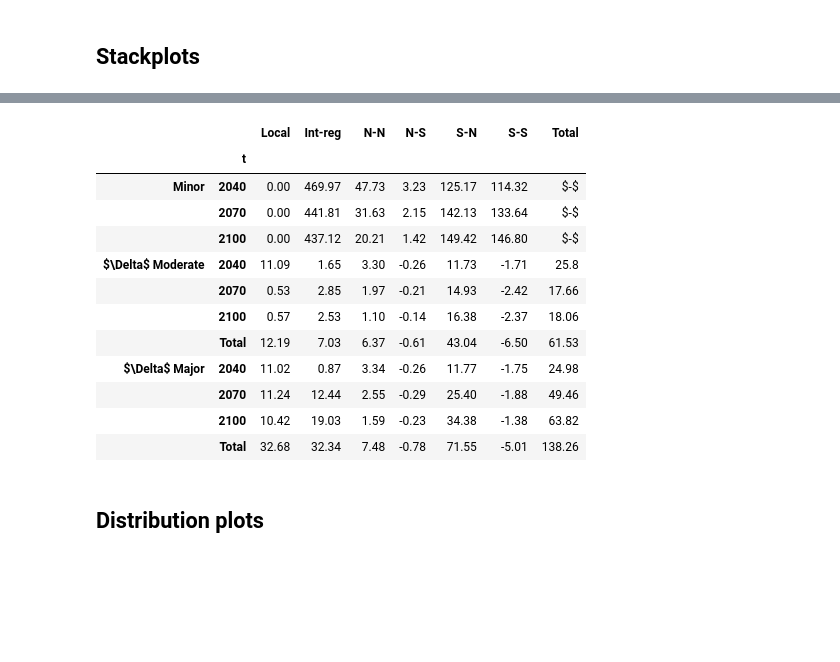
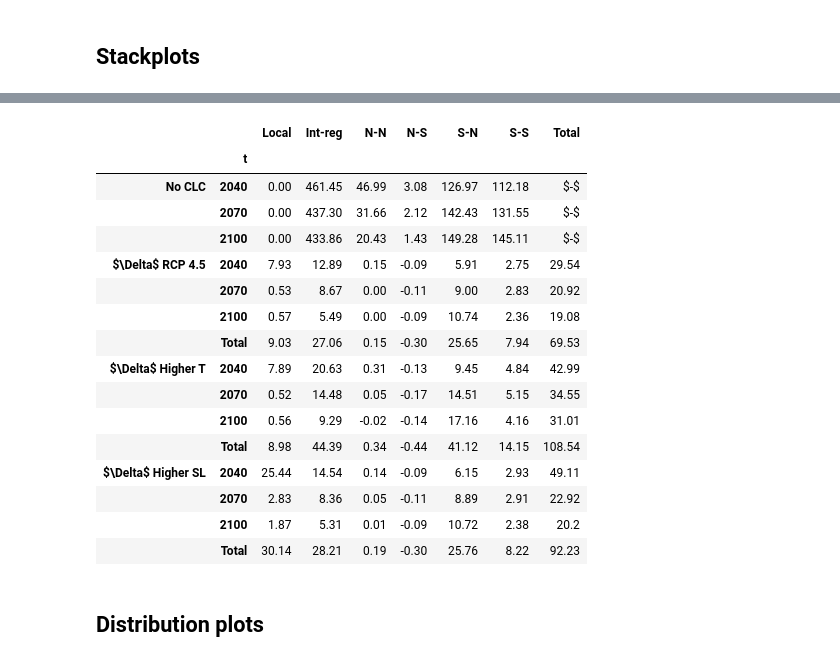
Before and after one commit to hscheewel/GeographyOfClimateMigration, a Jupyter notebook: model.ipynb, the cells around one changed output, grey strips where cells are left out. Cells and saved outputs as stored; diff of their text form; code cells hidden in the pictures; blank space fills up the shorter version.

```diff
--- a/model.ipynb
+++ b/model.ipynb
@@ -63,7 +65,7 @@ class model:
                  tol=1e-5, # tolerance parameter
                  inputs='inputs.xlsx', # input of data
                  sea_level = 4.5,
-                 temperature = 4.5): # climate change scenario
+                 temperature = 2.09): # climate change scenario
 
         self.κ = κ
         self.Γ__η_bar = Γ__η_bar
@@ -1828,0 +1638,8 @@ Wall time: 24.5 s
+# %%
+%%time
+m3 = model(name='economic migration', temperature=9,label='Higher T')
+m3.technology_calib()
+m3.calib_migcosts()
+m3.fertility()
+m3.simulate(report=True, report_from=0, max_iter=50,quickstart=True)
+m3.urbanization()
@@ -1828,0 +1658,8 @@ Wall time: 24.5 s
+# %%
+%%time
+m4 = model(name='forced displacements', sea_level=9, label='Higher SL')
+m4.technology_calib()
+m4.calib_migcosts()
+m4.fertility()
+m4.simulate(report=True, report_from=0, max_iter=50,quickstart=True)
+m4.urbanization()
@@ -1865,30 +1753,68 @@ for i in scenarios[1:]:
 # %%
-tab = round(pd.concat(scenarios, keys=['Minor','$\Delta$ Moderate','$\Delta$ Major','$\Delta$ SLR+']),2)
+only_Total_Total = False
+
+noCLC = m2.out_migrant_world_stock()
+climate_migrants_moderate = (m1.out_migrant_world_stock()-m2.out_migrant_world_stock())
+climate_migrants_higher_temp = (m3.out_migrant_world_stock()-m2.out_migrant_world_stock())
+climate_migrants_higher_sl = (m4.out_migrant_world_stock()-m2.out_migrant_world_stock())
+
+
+scenarios = [noCLC,
+climate_migrants_moderate,
+climate_migrants_higher_temp,
+climate_migrants_higher_sl]
+
+noCLC.loc['Total'] = np.nan
+
+for i in scenarios[1:]:
+    i.loc['Total'] = i.sum(0)
+    if only_Total_Total == True:
+        i['Total'] = np.nan
+        i['Total'].loc['Total'] = i.loc['Total'].sum()
+    else:
+        i['Total'] = i.sum(1)
+
+
+tab = round(pd.concat(scenarios, keys=['No CLC','$\Delta$ RCP 4.5','$\Delta$ Higher T','$\Delta$ Higher SL']),2)
 tab = tab.unstack(1).stack('t').replace(np.nan, '$-$')
 
 labels = ['Local','Interregional','North-North','North-South','South-North','South-South','Total']
 newlabels = ['Local','Int-reg','N-N','N-S','S-N','S-S','Total']
 
 tab.columns = pd.Series(tab.columns).replace(labels,newlabels)
 
 tab = tab[newlabels]
 
 tab = tab.drop(2010,axis=0,level='t')
+
+latex_out = tab.to_latex(header=True,index=True,bold_rows=True,multicolumn=True,multirow = True,escape=False,multicolumn_format='c')
 display(tab)
-write(tab.to_latex(header=True,index=True,bold_rows=True,multicolumn=True,multirow = True,escape=False,multicolumn_format='c'),'climate_migration_worldwide')
+repl = {
+    r"\textbf{t}": "Period",
+    r"llrrrrrrl": r"lccccccc;{1pt/1pt}c"
+}
+
+for key in repl.keys():
+    latex_out = latex_out.replace(key,repl[key])
+
+write(latex_out,'climate_migration_worldwide')
 # %% [output]
 |  |  | Local | Int-reg | N-N | N-S | S-N | S-S | Total |
 |  | t |  |  |  |  |  |  |  |
-| Minor | 2040 | 0.00 | 469.97 | 47.73 | 3.23 | 125.17 | 114.32 | $-$ |
-|  | 2070 | 0.00 | 441.81 | 31.63 | 2.15 | 142.13 | 133.64 | $-$ |
-|  | 2100 | 0.00 | 437.12 | 20.21 | 1.42 | 149.42 | 146.80 | $-$ |
-| $\Delta$ Moderate | 2040 | 11.09 | 1.65 | 3.30 | -0.26 | 11.73 | -1.71 | 25.8 |
-|  | 2070 | 0.53 | 2.85 | 1.97 | -0.21 | 14.93 | -2.42 | 17.66 |
-|  | 2100 | 0.57 | 2.53 | 1.10 | -0.14 | 16.38 | -2.37 | 18.06 |
-|  | Total | 12.19 | 7.03 | 6.37 | -0.61 | 43.04 | -6.50 | 61.53 |
-| $\Delta$ Major | 2040 | 11.02 | 0.87 | 3.34 | -0.26 | 11.77 | -1.75 | 24.98 |
-|  | 2070 | 11.24 | 12.44 | 2.55 | -0.29 | 25.40 | -1.88 | 49.46 |
-|  | 2100 | 10.42 | 19.03 | 1.59 | -0.23 | 34.38 | -1.38 | 63.82 |
-|  | Total | 32.68 | 32.34 | 7.48 | -0.78 | 71.55 | -5.01 | 138.26 |
+| No CLC | 2040 | 0.00 | 461.45 | 46.99 | 3.08 | 126.97 | 112.18 | $-$ |
+|  | 2070 | 0.00 | 437.30 | 31.66 | 2.12 | 142.43 | 131.55 | $-$ |
+|  | 2100 | 0.00 | 433.86 | 20.43 | 1.43 | 149.28 | 145.11 | $-$ |
+| $\Delta$ RCP 4.5 | 2040 | 7.93 | 12.89 | 0.15 | -0.09 | 5.91 | 2.75 | 29.54 |
+|  | 2070 | 0.53 | 8.67 | 0.00 | -0.11 | 9.00 | 2.83 | 20.92 |
+|  | 2100 | 0.57 | 5.49 | 0.00 | -0.09 | 10.74 | 2.36 | 19.08 |
+|  | Total | 9.03 | 27.06 | 0.15 | -0.30 | 25.65 | 7.94 | 69.53 |
+| $\Delta$ Higher T | 2040 | 7.89 | 20.63 | 0.31 | -0.13 | 9.45 | 4.84 | 42.99 |
+|  | 2070 | 0.52 | 14.48 | 0.05 | -0.17 | 14.51 | 5.15 | 34.55 |
+|  | 2100 | 0.56 | 9.29 | -0.02 | -0.14 | 17.16 | 4.16 | 31.01 |
+|  | Total | 8.98 | 44.39 | 0.34 | -0.44 | 41.12 | 14.15 | 108.54 |
+| $\Delta$ Higher SL | 2040 | 25.44 | 14.54 | 0.14 | -0.09 | 6.15 | 2.93 | 49.11 |
+|  | 2070 | 2.83 | 8.36 | 0.05 | -0.11 | 8.89 | 2.91 | 22.92 |
+|  | 2100 | 1.87 | 5.31 | 0.01 | -0.09 | 10.72 | 2.38 | 20.2 |
+|  | Total | 30.14 | 28.21 | 0.19 | -0.30 | 25.76 | 8.22 | 92.23 |
 # %% [markdown]
 ## Distribution plots
```
Also changed, not shown: parts of 78 cells of this notebook, 1 other file.
